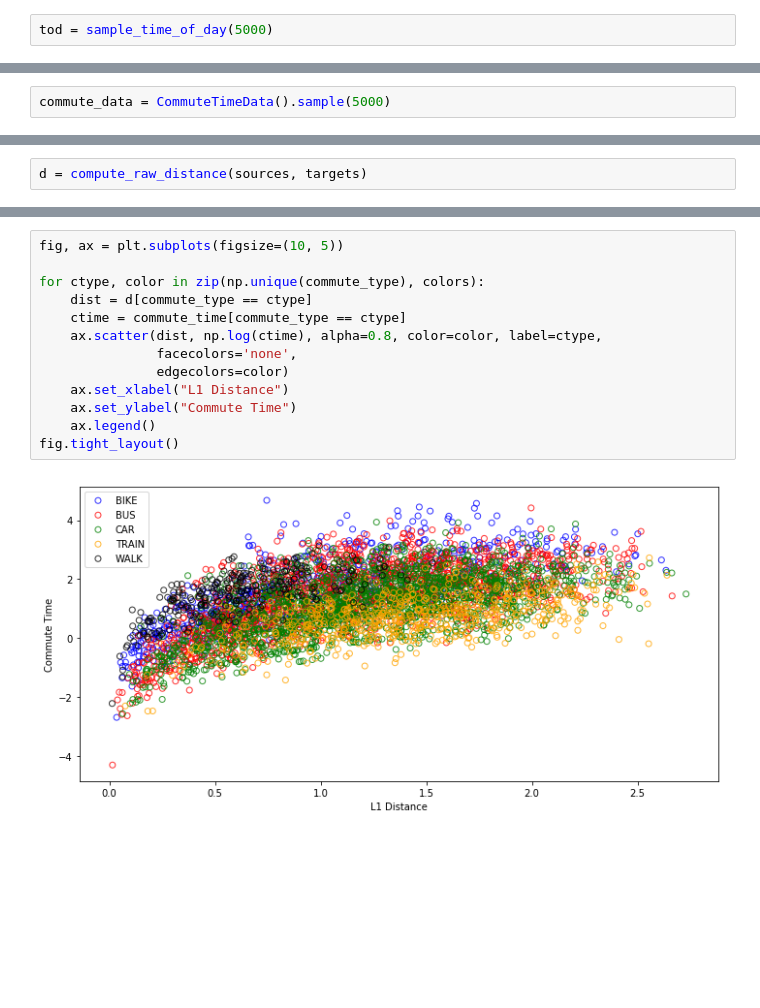
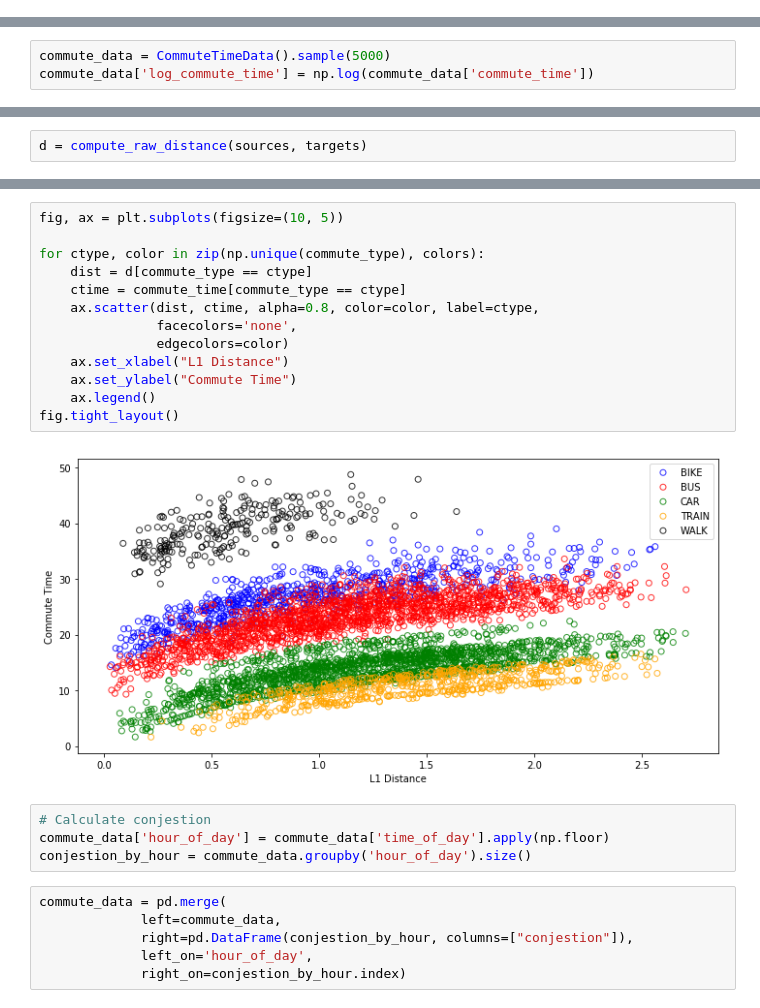
Before and after one commit to madrury/commute-times, a Jupyter notebook: commute-times.ipynb, the cells around one changed output, grey strips where cells are left out. Cells and saved outputs as stored; diff of their text form; blank space fills up the shorter version.

Commit message:
Make data set easier.  Effects are additive, less variance.  Linear instead of exponential dependence.

```diff
--- a/commute-times.ipynb
+++ b/commute-times.ipynb
@@ -27,2 +21,0 @@ plt.plot(t, compute_time_of_day_factor(t))
-# %%
-tod = sample_time_of_day(5000)
@@ -34,6 +23,7 @@ _ = plt.hist(tod, bins=50)
 N = 5000
 # %%
 commute_data = CommuteTimeData().sample(5000)
+commute_data['log_commute_time'] = np.log(commute_data['commute_time'])
 # %%
 commute_data.head()
 # %% [output]
@@ -95,15 +92,25 @@ d = compute_raw_distance(sources, targets)
 # %%
 fig, ax = plt.subplots(figsize=(10, 5))
 
 for ctype, color in zip(np.unique(commute_type), colors):
     dist = d[commute_type == ctype]
     ctime = commute_time[commute_type == ctype]
-    ax.scatter(dist, np.log(ctime), alpha=0.8, color=color, label=ctype,
+    ax.scatter(dist, ctime, alpha=0.8, color=color, label=ctype,
                facecolors='none',
                edgecolors=color)
     ax.set_xlabel("L1 Distance")
     ax.set_ylabel("Commute Time")
     ax.legend()
 fig.tight_layout()
 # %% [output]
-[figure, old version]
+[figure, new version]
+# %%
+# Calculate conjestion
+commute_data['hour_of_day'] = commute_data['time_of_day'].apply(np.floor)
+conjestion_by_hour = commute_data.groupby('hour_of_day').size()
+# %%
+commute_data = pd.merge(
+             left=commute_data,
+             right=pd.DataFrame(conjestion_by_hour, columns=["conjestion"]),
+             left_on='hour_of_day',
+             right_on=conjestion_by_hour.index)
```
Also changed, not shown: parts of 11 cells of this notebook, 2 other files.
